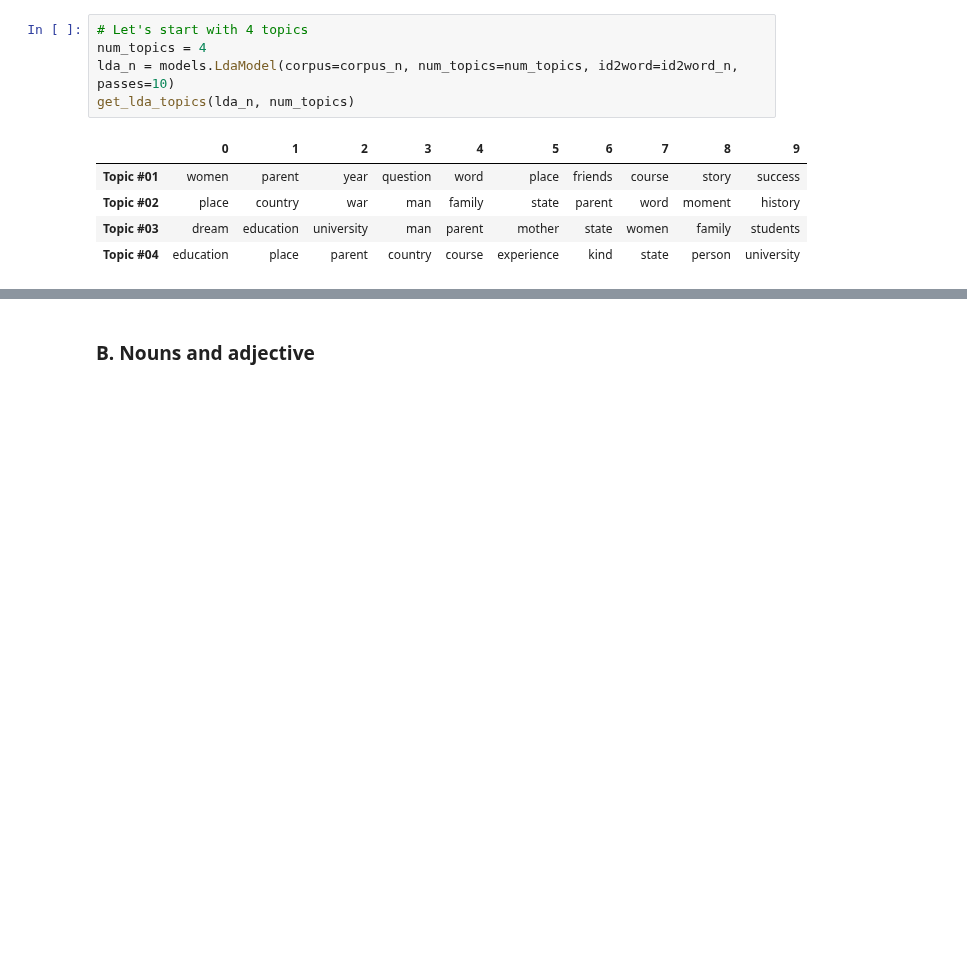
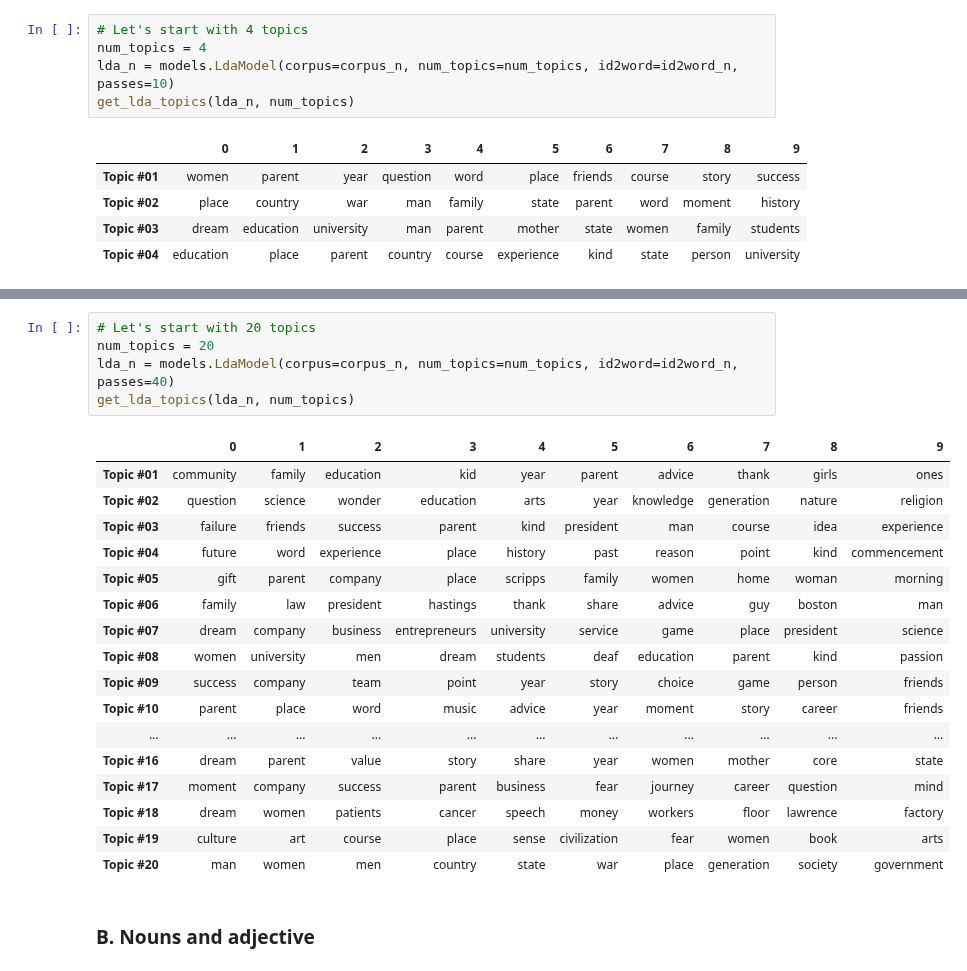
Before and after one commit to katiehuang1221/NLP-Analysis-On-Motivational-Speeches, a Jupyter notebook: notebook/05_topic_modeling_1.ipynb, the cells around one changed output, grey strips where cells are left out. Drawn from its saved outputs; the diff is of its cells as text; blank space fills up the shorter version.

```diff
--- a/notebook/05_topic_modeling.ipynb
+++ b/notebook/05_topic_modeling_1.ipynb
@@ -221,3 +238,26 @@ get_lda_topics(lda_n, num_topics)
+# %%
+# Let's start with 20 topics
+num_topics = 20
+lda_n = models.LdaModel(corpus=corpus_n, num_topics=num_topics, id2word=id2word_n, passes=40)
+get_lda_topics(lda_n, num_topics)
+# %% [output]
+|  | 0 | 1 | 2 | 3 | 4 | 5 | 6 | 7 | 8 | 9 |
+| Topic #01 | community | family | education | kid | year | parent | advice | thank | girls | ones |
+| Topic #02 | question | science | wonder | education | arts | year | knowledge | generation | nature | religion |
+| Topic #03 | failure | friends | success | parent | kind | president | man | course | idea | experience |
+| Topic #04 | future | word | experience | place | history | past | reason | point | kind | commencement |
+| Topic #05 | gift | parent | company | place | scripps | family | women | home | woman | morning |
+| Topic #06 | family | law | president | hastings | thank | share | advice | guy | boston | man |
+| Topic #07 | dream | company | business | entrepreneurs | university | service | game | place | president | science |
+| Topic #08 | women | university | men | dream | students | deaf | education | parent | kind | passion |
+| Topic #09 | success | company | team | point | year | story | choice | game | person | friends |
+| Topic #10 | parent | place | word | music | advice | year | moment | story | career | friends |
+| ... | ... | ... | ... | ... | ... | ... | ... | ... | ... | ... |
+| Topic #16 | dream | parent | value | story | share | year | women | mother | core | state |
+| Topic #17 | moment | company | success | parent | business | fear | journey | career | question | mind |
+| Topic #18 | dream | women | patients | cancer | speech | money | workers | floor | lawrence | factory |
+| Topic #19 | culture | art | course | place | sense | civilization | fear | women | book | arts |
+| Topic #20 | man | women | men | country | state | war | place | generation | society | government |
 # %% [markdown]
 ### B. Nouns and adjective
 # %%
```
Also changed, not shown: parts of 4 cells of this notebook.
